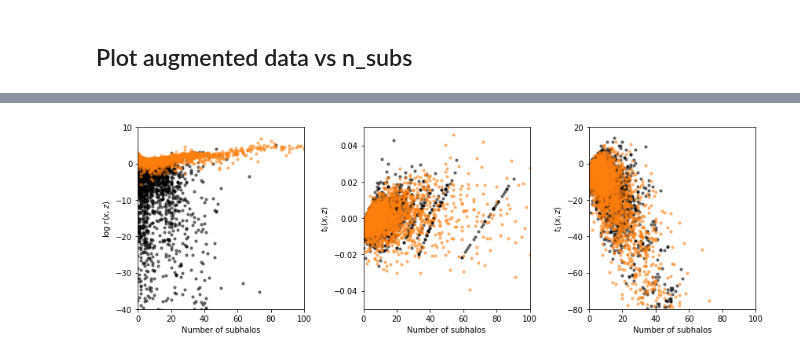
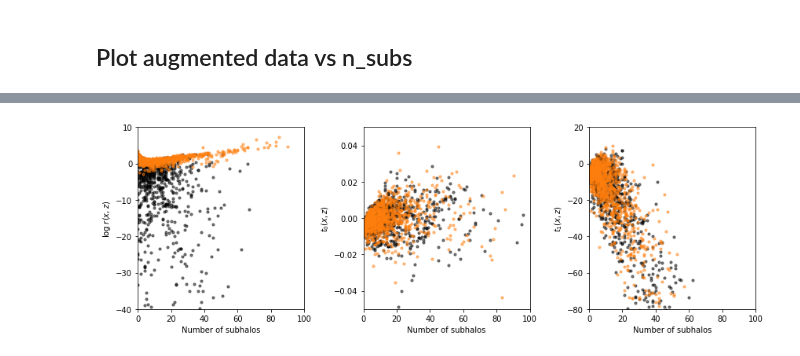
Before and after one commit to smsharma/mining-for-substructure-lens, a Jupyter notebook: notebooks/02_analyze_joint_data.ipynb, the cells around one changed output, grey strips where cells are left out. Drawn from its saved outputs; the diff is of its cells as text; code cells hidden in the pictures.

```diff
--- a/notebooks/02_analyze_joint_data.ipynb
+++ b/notebooks/02_analyze_joint_data.ipynb
@@ -33,35 +59,35 @@ log_r_xz_train.shape
 # %%
-skip = 2
+skip = 25
 fig = plt.figure(figsize=(12,4))
 
 ax = plt.subplot(1,3,1)
 plt.scatter(n_subs_train[y_train==1][::skip], (log_r_xz_train[y_train==1][::skip]), alpha=0.5, s=10., c='black')
 plt.scatter(n_subs_train[y_train==0][::skip], (log_r_xz_train[y_train==0][::skip]), alpha=0.5, s=10., c='C1')
 plt.xlabel("Number of subhalos")
 plt.ylabel(r"$\log \; r(x,z)$")
 plt.xlim(0.,100.)
 plt.ylim(-40,10.)
 
 ax = plt.subplot(1,3,2)
 plt.scatter(n_subs_train[y_train==1][::skip], t_xz_train[y_train==1][::skip, 0], alpha=0.5, s=10., c='black')
 plt.scatter(n_subs_train[y_train==0][::skip], t_xz_train[y_train==0][::skip, 0], alpha=0.5, s=10., c='C1')
 plt.xlabel("Number of subhalos")
 plt.ylabel(r"$t_0(x,z)$")
 plt.xlim(0.,100.)
 plt.ylim(-.05,.05)
 
 ax = plt.subplot(1,3,3)
 plt.scatter(n_subs_train[y_train==1][::skip], t_xz_train[y_train==1][::skip, 1], alpha=0.5, s=10., c='black')
 plt.scatter(n_subs_train[y_train==0][::skip], t_xz_train[y_train==0][::skip, 1], alpha=0.5, s=10., c='C1')
 plt.xlabel("Number of subhalos")
 plt.ylabel(r"$t_1(x,z)$")
 plt.xlim(0.,100.)
 plt.ylim(-80.,20.)
 
 plt.tight_layout()
 plt.savefig("../figures/gold.pdf")
 # %% [output]
-[figure, old version]
+[figure, new version]
 # %%
 np.mean(np.exp(-log_r_xz_train[y_train==0]))
 # %% [output]
```
Also changed, not shown: parts of 10 cells of this notebook, 11 other files.
